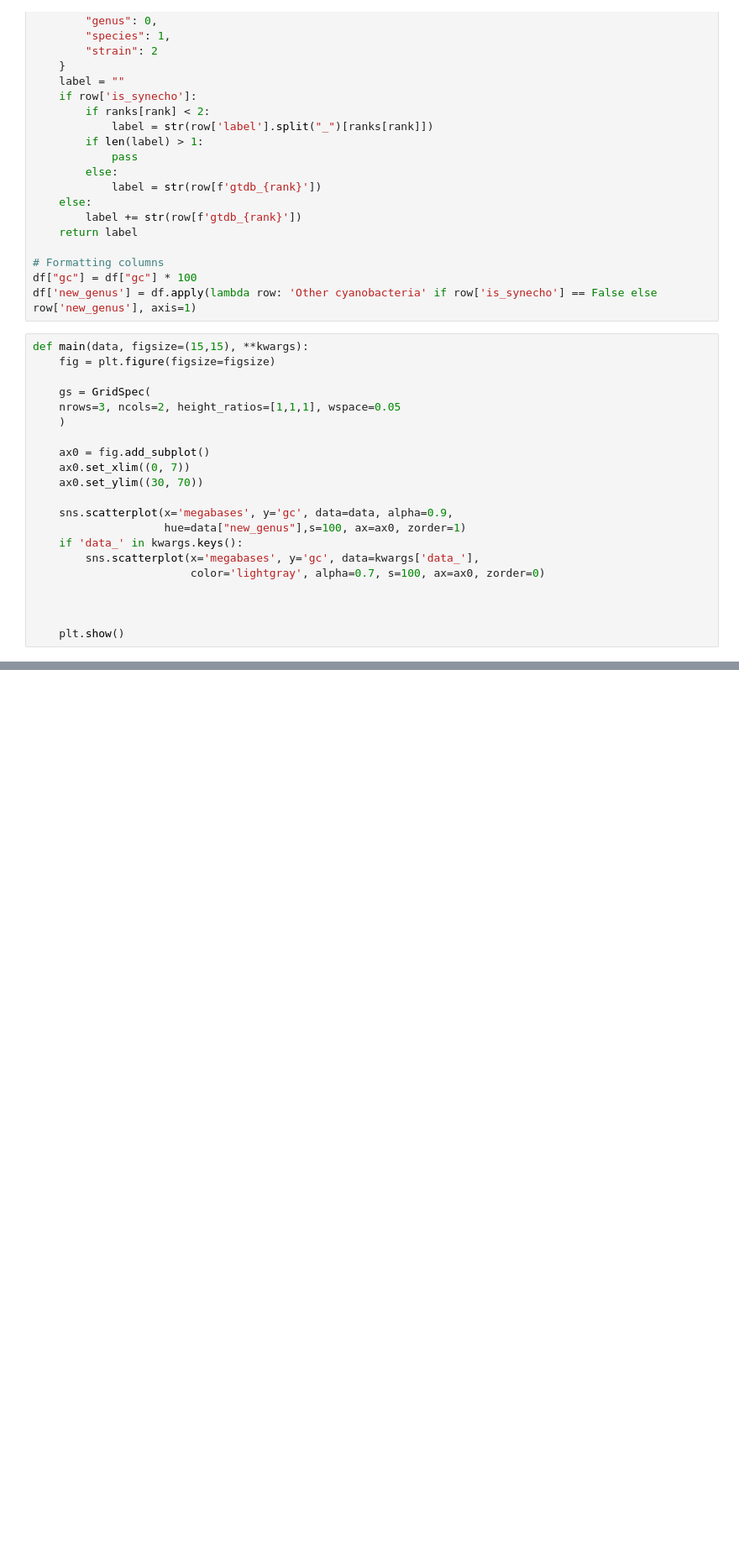
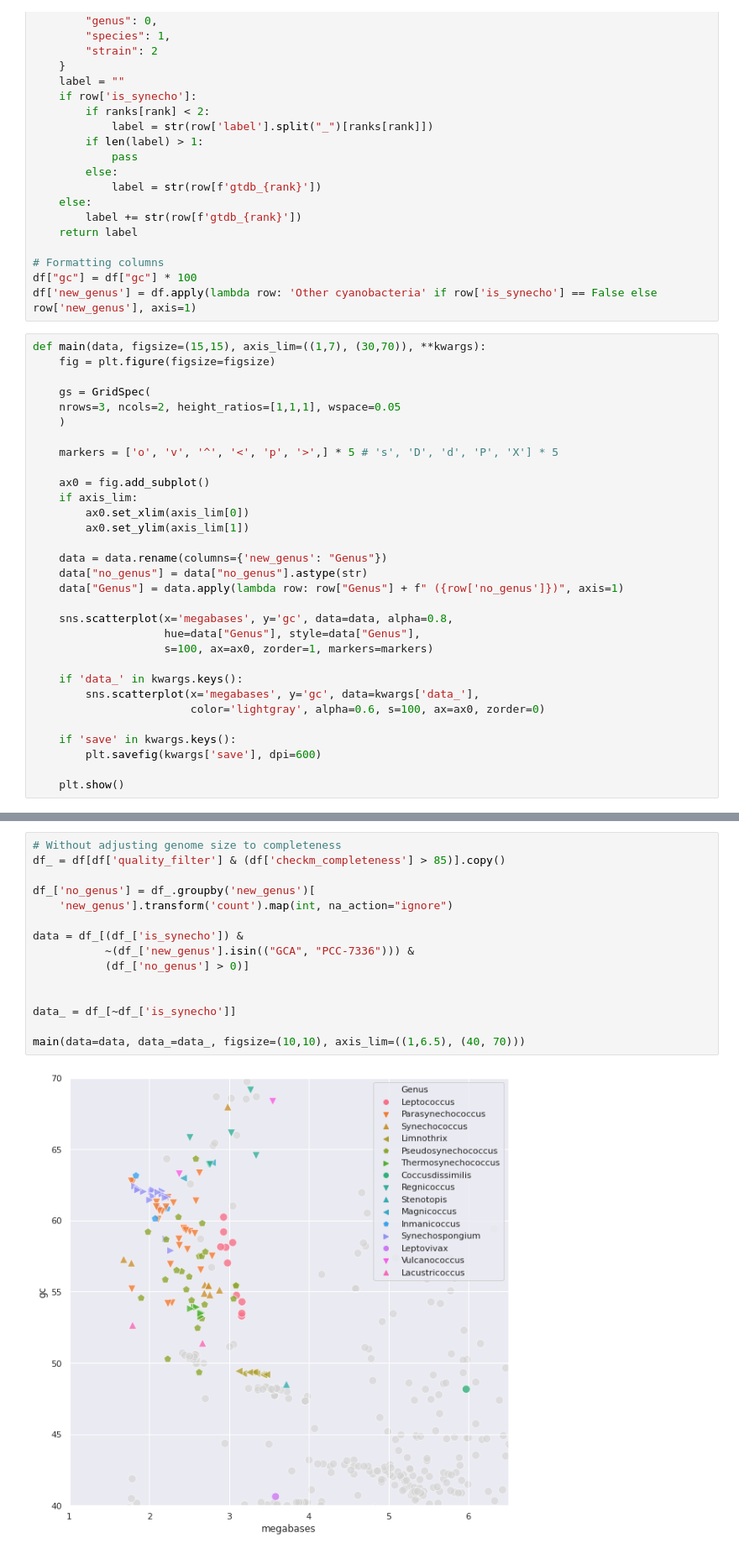
Before and after one commit to vinisalazar/SynechococcusGT, a Jupyter notebook: code/gc_size.ipynb, the cells around one changed output, grey strips where cells are left out. Shown: that part at 84% size. Cells and saved outputs as stored; diff of their text form; blank space fills up the shorter version.

```diff
--- a/code/gc_size.ipynb
+++ b/code/gc_size.ipynb
@@ -41,23 +39,33 @@ def fill_rank(row, rank='genus'):
 df["gc"] = df["gc"] * 100
 df['new_genus'] = df.apply(lambda row: 'Other cyanobacteria' if row['is_synecho'] == False else row['new_genus'], axis=1)
 # %%
-def main(data, figsize=(15,15), **kwargs):
+def main(data, figsize=(15,15), axis_lim=((1,7), (30,70)), **kwargs):
     fig = plt.figure(figsize=figsize)
 
     gs = GridSpec(
     nrows=3, ncols=2, height_ratios=[1,1,1], wspace=0.05
     )
 
+    markers = ['o', 'v', '^', '<', 'p', '>',] * 5 # 's', 'D', 'd', 'P', 'X'] * 5
+
     ax0 = fig.add_subplot()
-    ax0.set_xlim((0, 7))
-    ax0.set_ylim((30, 70))
+    if axis_lim:
+        ax0.set_xlim(axis_lim[0])
+        ax0.set_ylim(axis_lim[1])
 
-    sns.scatterplot(x='megabases', y='gc', data=data, alpha=0.9,
-                    hue=data["new_genus"],s=100, ax=ax0, zorder=1)
+    data = data.rename(columns={'new_genus': "Genus"})
+    data["no_genus"] = data["no_genus"].astype(str)
+    data["Genus"] = data.apply(lambda row: row["Genus"] + f" ({row['no_genus']})", axis=1)
+
+    sns.scatterplot(x='megabases', y='gc', data=data, alpha=0.8,
+                    hue=data["Genus"], style=data["Genus"],
+                    s=100, ax=ax0, zorder=1, markers=markers)
+
     if 'data_' in kwargs.keys():
         sns.scatterplot(x='megabases', y='gc', data=kwargs['data_'],
-                        color='lightgray', alpha=0.7, s=100, ax=ax0, zorder=0)
+                        color='lightgray', alpha=0.6, s=100, ax=ax0, zorder=0)
 
-
+    if 'save' in kwargs.keys():
+        plt.savefig(kwargs['save'], dpi=600)
 
     plt.show()
@@ -69 +97,18 @@ main(data=df[df['is_synecho'] & df['quality_filter']], data_=df[df['quality_filt
+# %%
+# Without adjusting genome size to completeness
+df_ = df[df['quality_filter'] & (df['checkm_completeness'] > 85)].copy()
+
+df_['no_genus'] = df_.groupby('new_genus')[
+    'new_genus'].transform('count').map(int, na_action="ignore")
+
+data = df_[(df_['is_synecho']) &
+           ~(df_['new_genus'].isin(("GCA", "PCC-7336"))) &
+           (df_['no_genus'] > 0)]
+
+
+data_ = df_[~df_['is_synecho']]
+
+main(data=data, data_=data_, figsize=(10,10), axis_lim=((1,6.5), (40, 70)))
+# %% [output]
+[figure, added]
 # %% [markdown]
```
Also changed, not shown: parts of 10 cells of this notebook.
